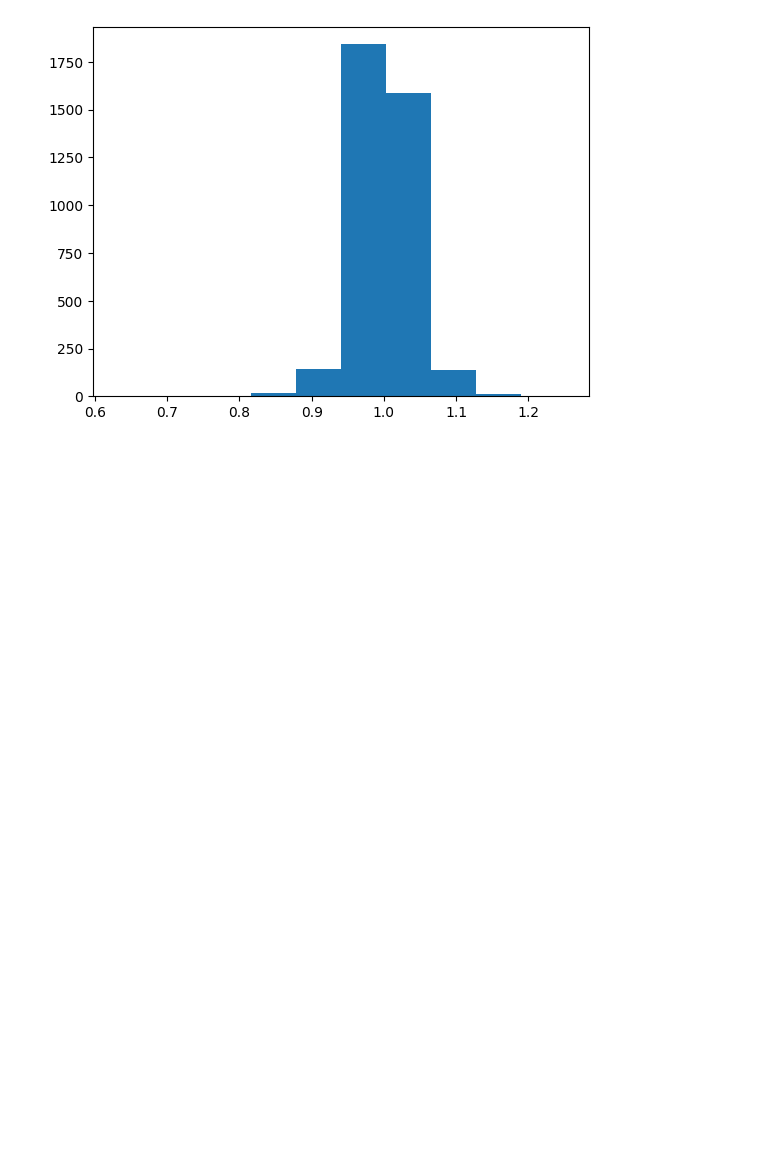
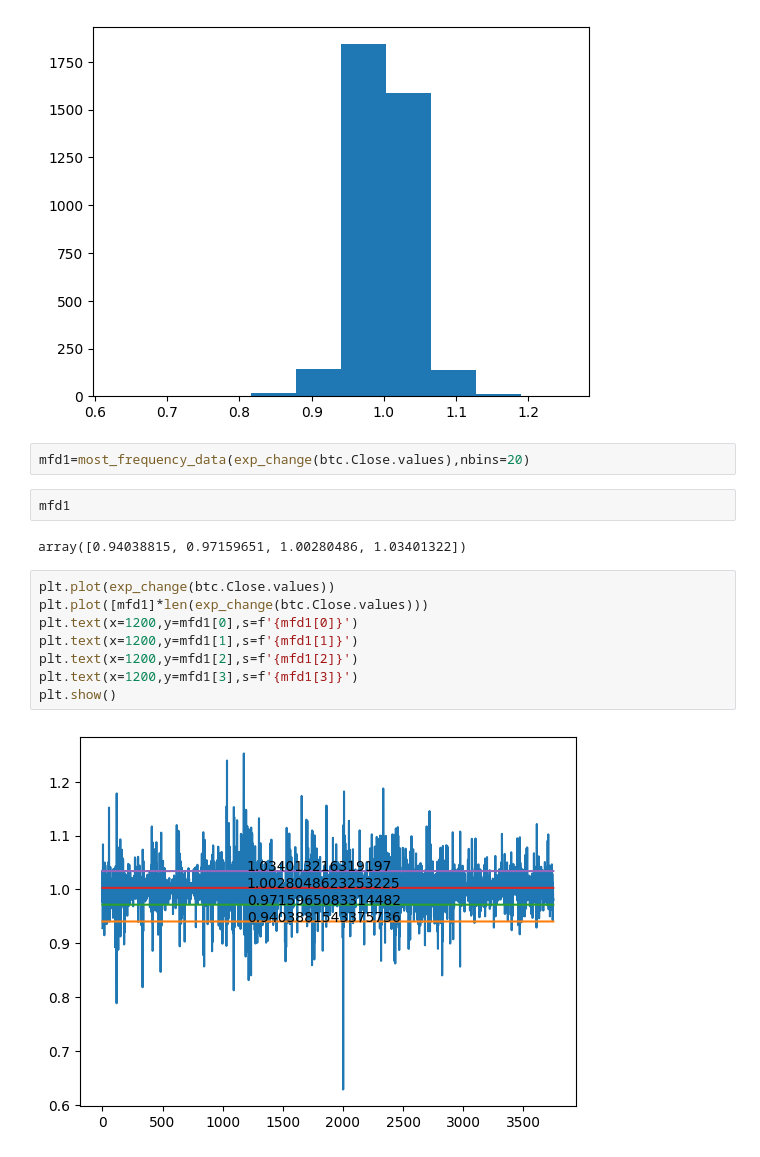
Before and after one commit to bahram3000/google_colab, a Jupyter notebook: btc_descreption.ipynb, the cells around one changed output. Saved outputs shown, nothing was run; the diff lists cells and outputs as text; blank space fills up the shorter version.

```diff
--- a/btc_descreption.ipynb
+++ b/btc_descreption.ipynb
@@ -52,3 +52,19 @@ plt.hist(exp_change(btc.Close.values),bins=10)
 plt.show()
 # %% [output]
 [figure]
+# %%
+mfd1=most_frequency_data(exp_change(btc.Close.values),nbins=20)
+# %%
+mfd1
+# %% [output]
+array([0.94038815, 0.97159651, 1.00280486, 1.03401322])
+# %%
+plt.plot(exp_change(btc.Close.values))
+plt.plot([mfd1]*len(exp_change(btc.Close.values)))
+plt.text(x=1200,y=mfd1[0],s=f'{mfd1[0]}')
+plt.text(x=1200,y=mfd1[1],s=f'{mfd1[1]}')
+plt.text(x=1200,y=mfd1[2],s=f'{mfd1[2]}')
+plt.text(x=1200,y=mfd1[3],s=f'{mfd1[3]}')
+plt.show()
+# %% [output]
+[figure, added]
```
